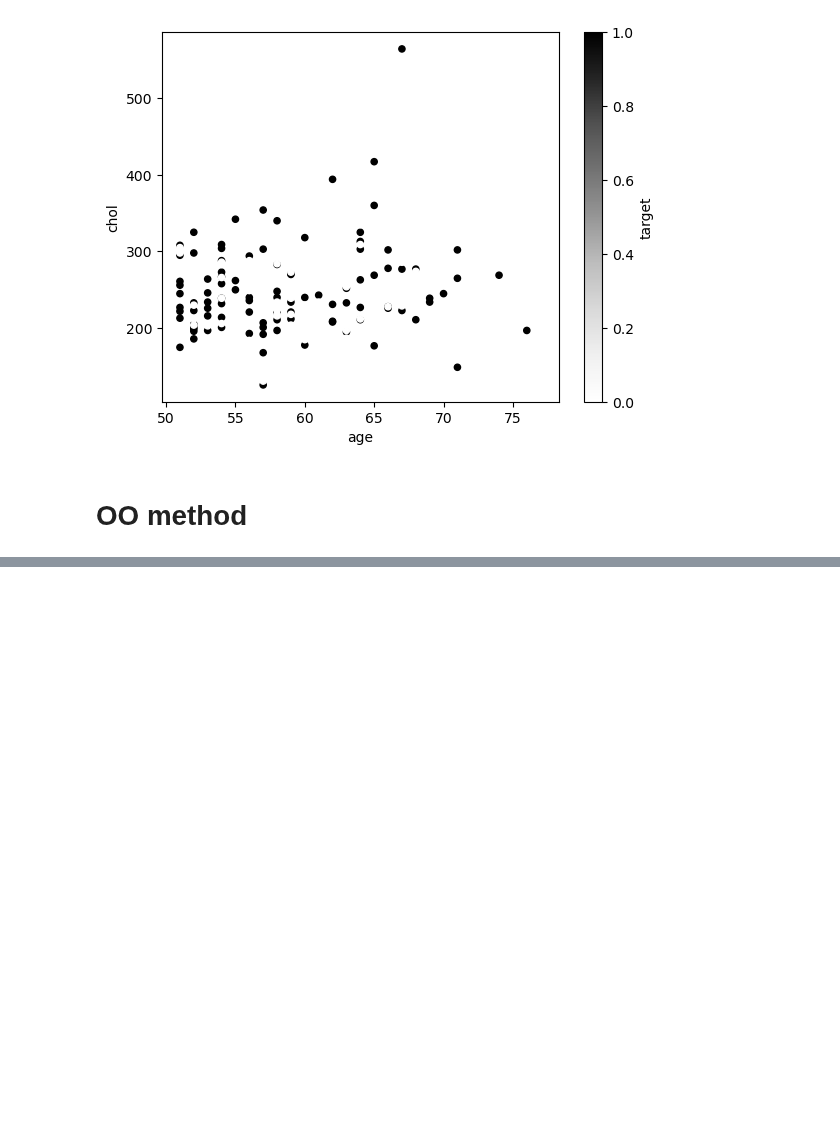
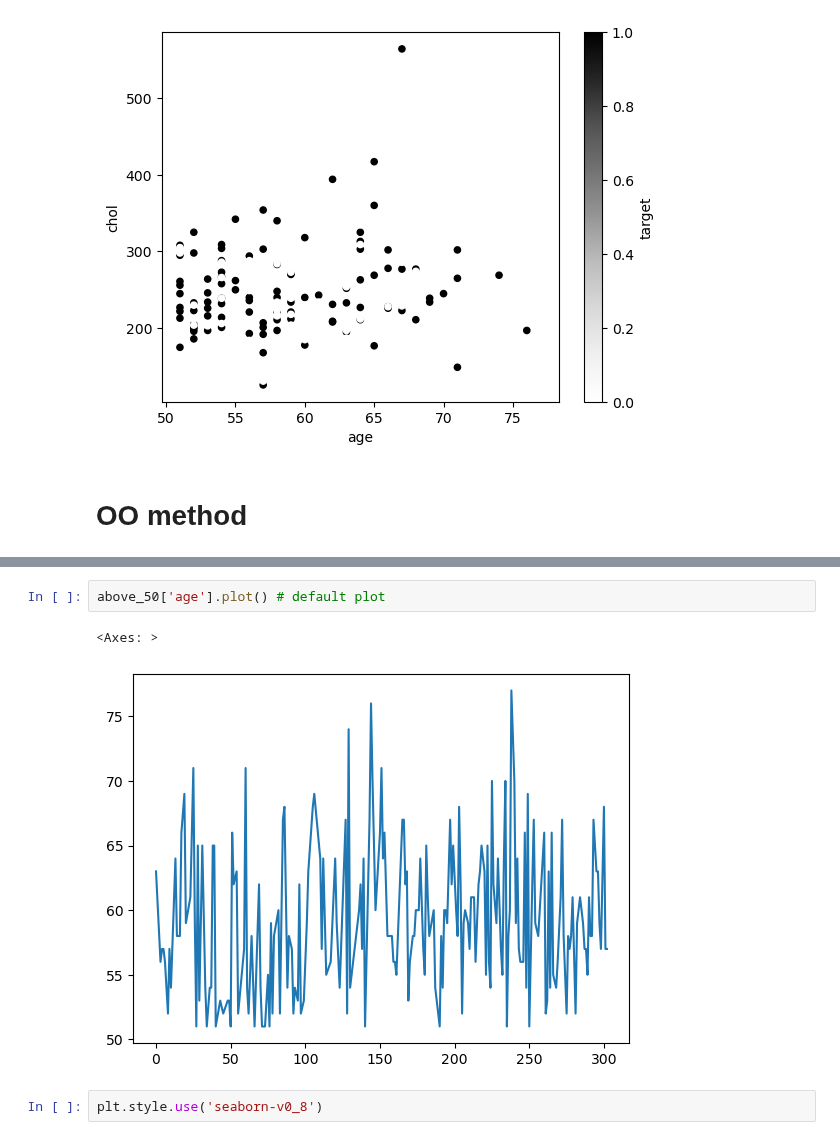
Before and after one commit to adityash97/DataScience, a Jupyter notebook: matplotlib.ipynb, the cells around one changed output, grey strips where cells are left out. Drawn from its saved outputs; the diff is of its cells as text; blank space fills up the shorter version.

```diff
--- a/matplotlib.ipynb
+++ b/matplotlib.ipynb
@@ -375,0 +445,7 @@ above_50.plot.scatter(x='age',y='chol',c='target') #2ndway
+# %%
+above_50['age'].plot() # default plot
+# %% [output]
+<Axes: >
+[figure, added]
+# %%
+plt.style.use('seaborn-v0_8')
```
Also changed, not shown: parts of 9 cells of this notebook.
